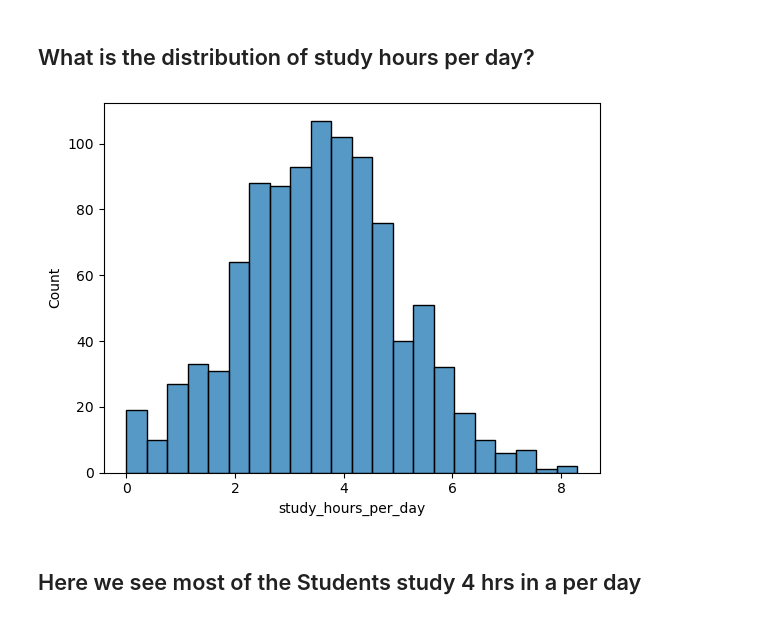
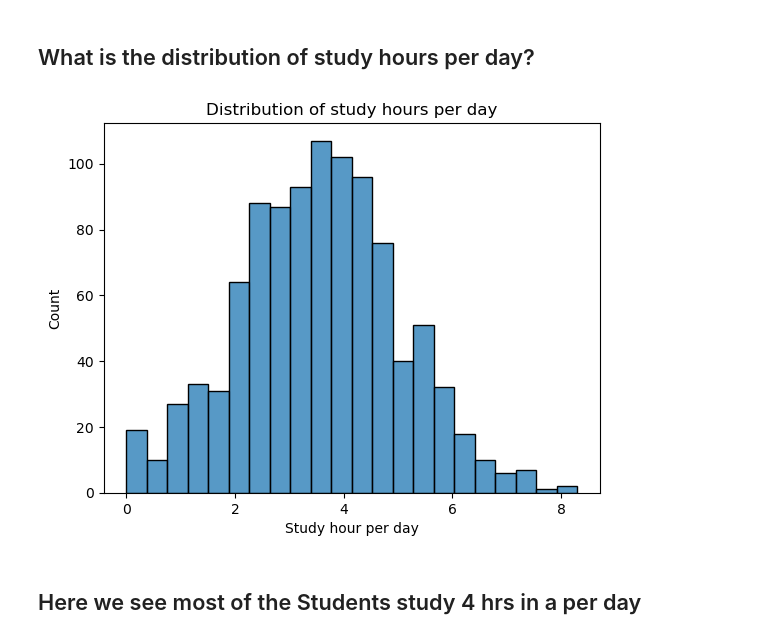
Before and after one commit to SahilDawale-25/Student_performance_EDA, a Jupyter notebook: Student_EDA_project.ipynb, the cells around one changed output. Cells and saved outputs as stored; diff of their text form; code cells hidden in the pictures.

Commit message:
Update notebook with new visualizations and insights

```diff
--- a/Student_EDA_project.ipynb
+++ b/Student_EDA_project.ipynb
@@ -234,8 +264,10 @@ plt.show()
 ## What is the distribution of study hours per day?
 # %%
 sns.histplot(x = 'study_hours_per_day' , data = df);
+plt.xlabel('Study hour per day')
+plt.title('Distribution of study hours per day');
 # %% [output]
-[figure, old version]
+[figure, new version]
 # %% [markdown]
 ## Here we see most of the Students study 4 hrs in a per day
 # %% [markdown]
```
Also changed, not shown: parts of 6 cells of this notebook.
